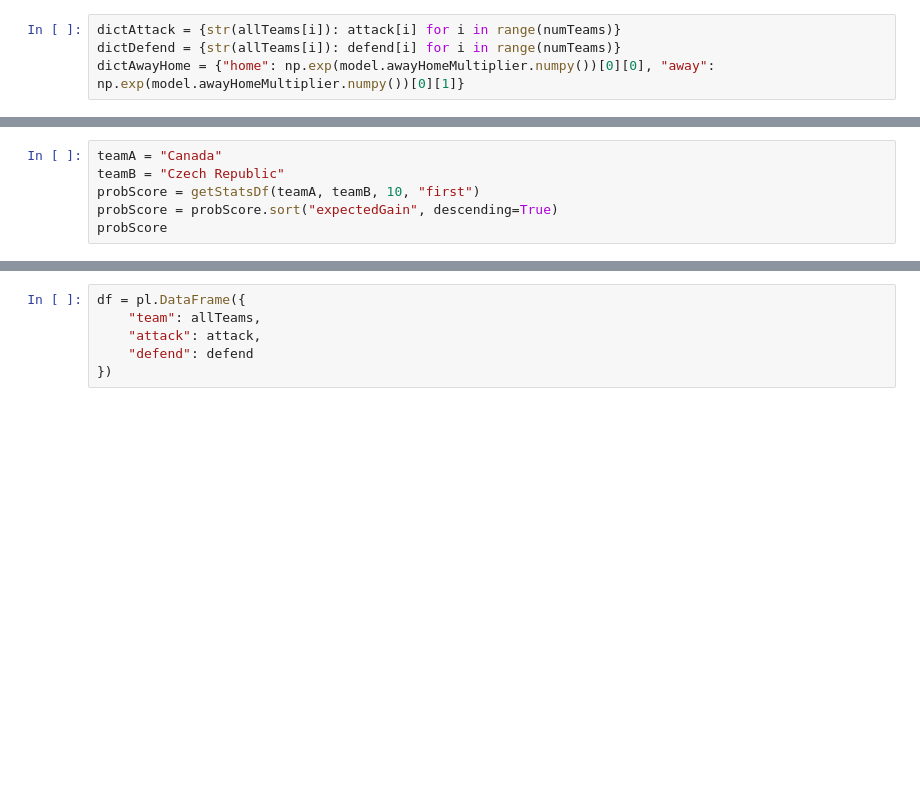
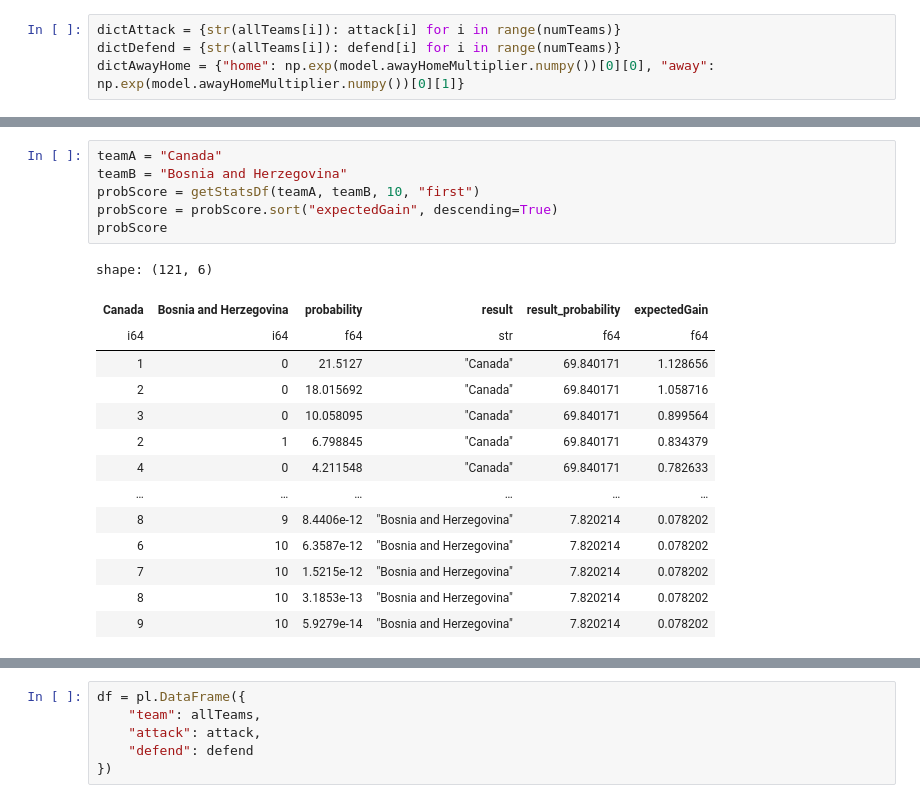
Before and after one commit to gregSalha/footballPrediction, a Jupyter notebook: notebook.ipynb, the cells around one changed output, grey strips where cells are left out. Saved outputs shown, nothing was run; the diff lists cells and outputs as text; blank space fills up the shorter version.

```diff
--- a/notebook.ipynb
+++ b/notebook.ipynb
@@ -173,9 +234,24 @@ probScore
 # %%
 teamA = "Canada"
-teamB = "Czech Republic"
+teamB = "Bosnia and Herzegovina"
 probScore = getStatsDf(teamA, teamB, 10, "first")
 probScore = probScore.sort("expectedGain", descending=True)
 probScore
+# %% [output]
+shape: (121, 6)
+| Canada | Bosnia and Herzegovina | probability | result | result_probability | expectedGain |
+| i64 | i64 | f64 | str | f64 | f64 |
+| 1 | 0 | 21.5127 | "Canada" | 69.840171 | 1.128656 |
+| 2 | 0 | 18.015692 | "Canada" | 69.840171 | 1.058716 |
+| 3 | 0 | 10.058095 | "Canada" | 69.840171 | 0.899564 |
+| 2 | 1 | 6.798845 | "Canada" | 69.840171 | 0.834379 |
+| 4 | 0 | 4.211548 | "Canada" | 69.840171 | 0.782633 |
+| … | … | … | … | … | … |
+| 8 | 9 | 8.4406e-12 | "Bosnia and Herzegovina" | 7.820214 | 0.078202 |
+| 6 | 10 | 6.3587e-12 | "Bosnia and Herzegovina" | 7.820214 | 0.078202 |
+| 7 | 10 | 1.5215e-12 | "Bosnia and Herzegovina" | 7.820214 | 0.078202 |
+| 8 | 10 | 3.1853e-13 | "Bosnia and Herzegovina" | 7.820214 | 0.078202 |
+| 9 | 10 | 5.9279e-14 | "Bosnia and Herzegovina" | 7.820214 | 0.078202 |
 # %%
 teamA = "United States"
 teamB = "Paraguay"
```
Also changed, not shown: parts of 25 cells of this notebook, 6 other files.
